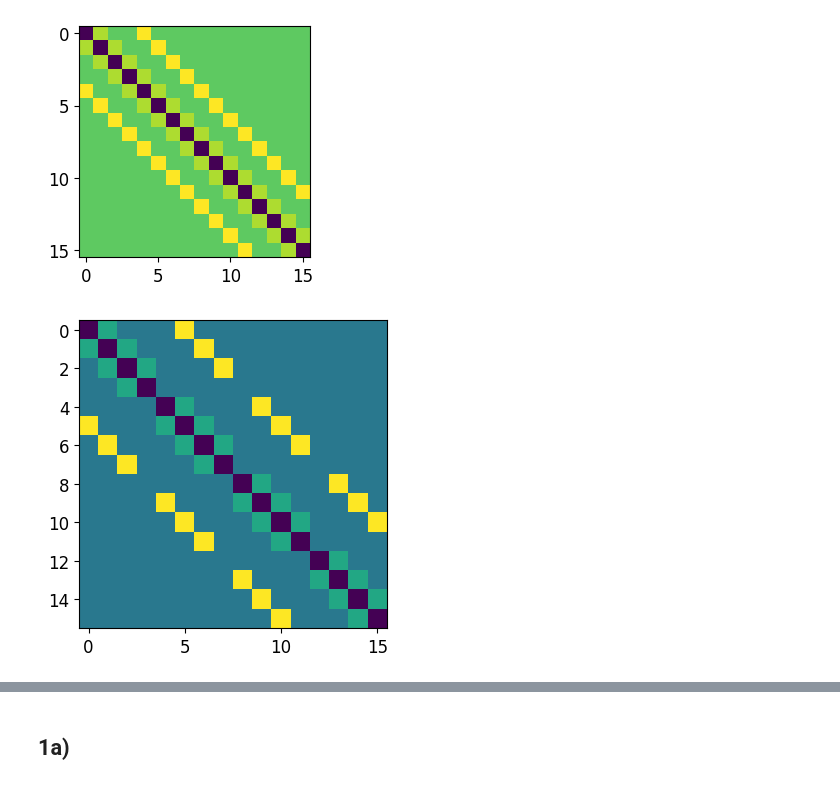
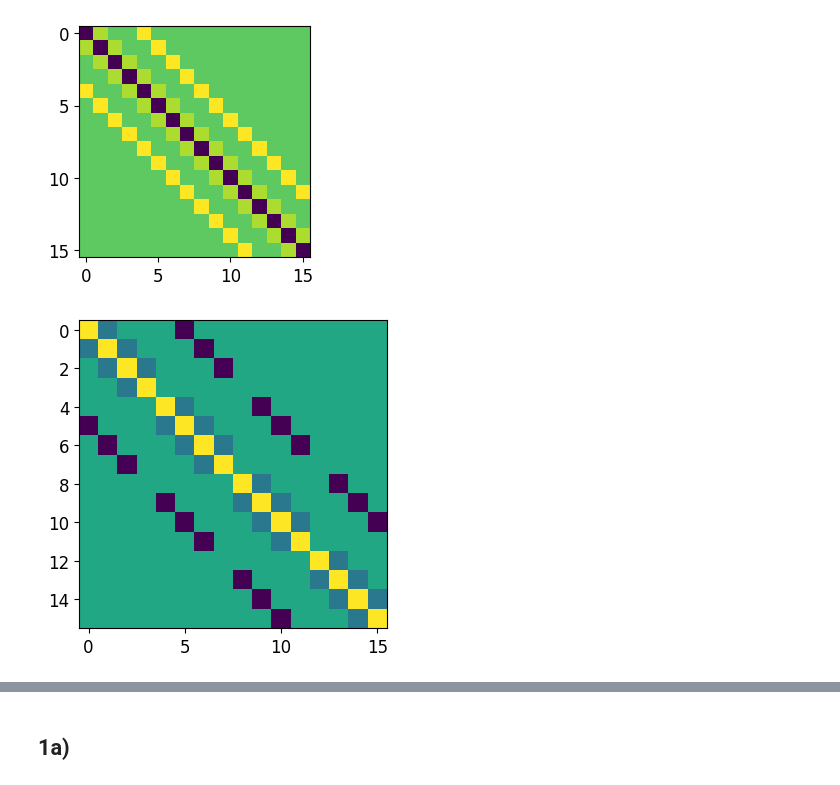
Before and after one commit to aledha/TMA4212-NumDiffDiff, a Jupyter notebook: Project 1/Proj1_code.ipynb, the cells around one changed output, grey strips where cells are left out. Cells and saved outputs as stored; diff of their text form; code cells hidden in the pictures.

```diff
--- a/Project 1/Proj1_code.ipynb
+++ b/Project 1/Proj1_code.ipynb
@@ -91,21 +91,21 @@ plt.show()
 # %%
 def triblock(C, B, D, M):
     A = np.kron(np.eye(M-1), C)
     A += np.kron(ndiag([1], [1], M-1), B)
     A += np.kron(ndiag([1], [-1], M-1), D)
     return A
 
 # Testing
 M = 5
-C = ndiag([1,-2,1], [-1,0,1], (M-1))
-B = 3 * ndiag([1], [1], M-1)
-D = 3 * ndiag([1], [-1], M-1)
+C = ndiag([-1,2,-1], [-1,0,1], (M-1))
+B = 3 * ndiag([-1], [1], M-1)
+D = 3 * ndiag([-1], [-1], M-1)
 A = triblock(C, B,D, M)
 
 plt.figure(0, figsize = (4,4))
 plt.imshow(A)
 plt.show()
 # %% [output]
-[figure, old version]
+[figure, new version]
 # %%
 def matrixmaker(alpha, beta, M, N=M):
```
Also changed, not shown: parts of 6 cells of this notebook.
